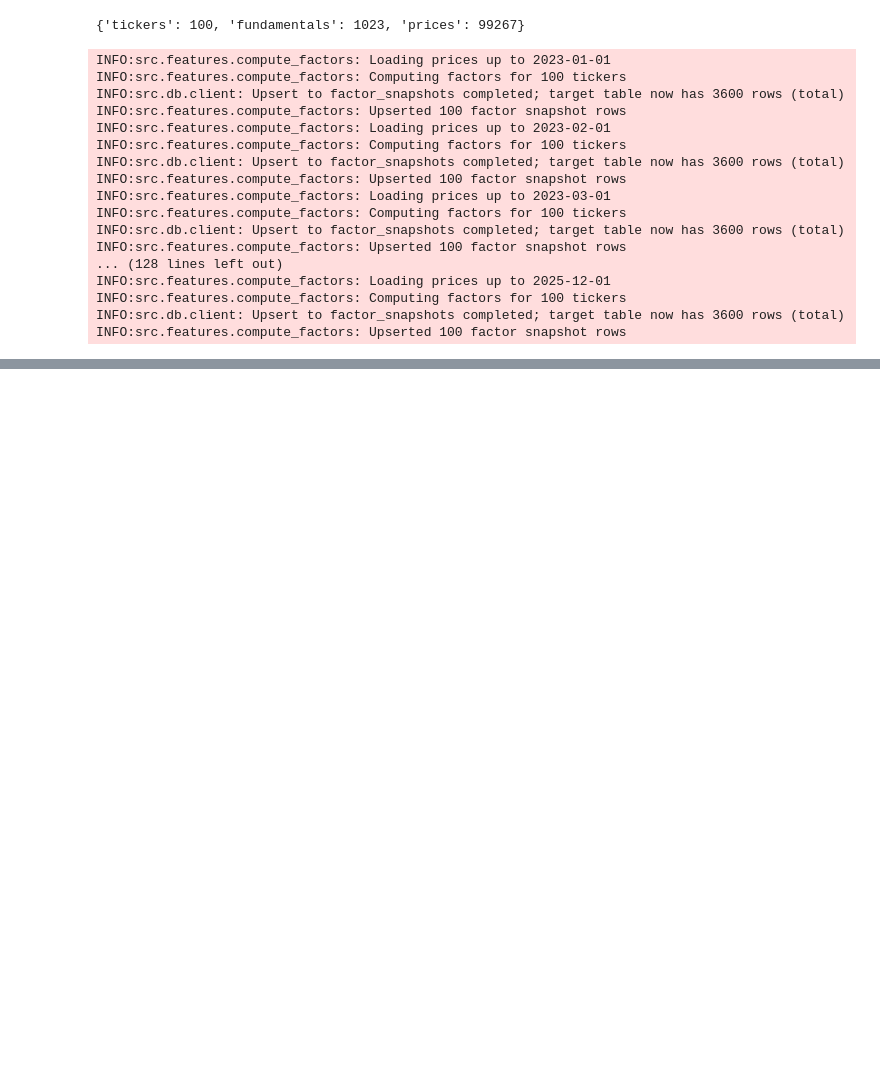
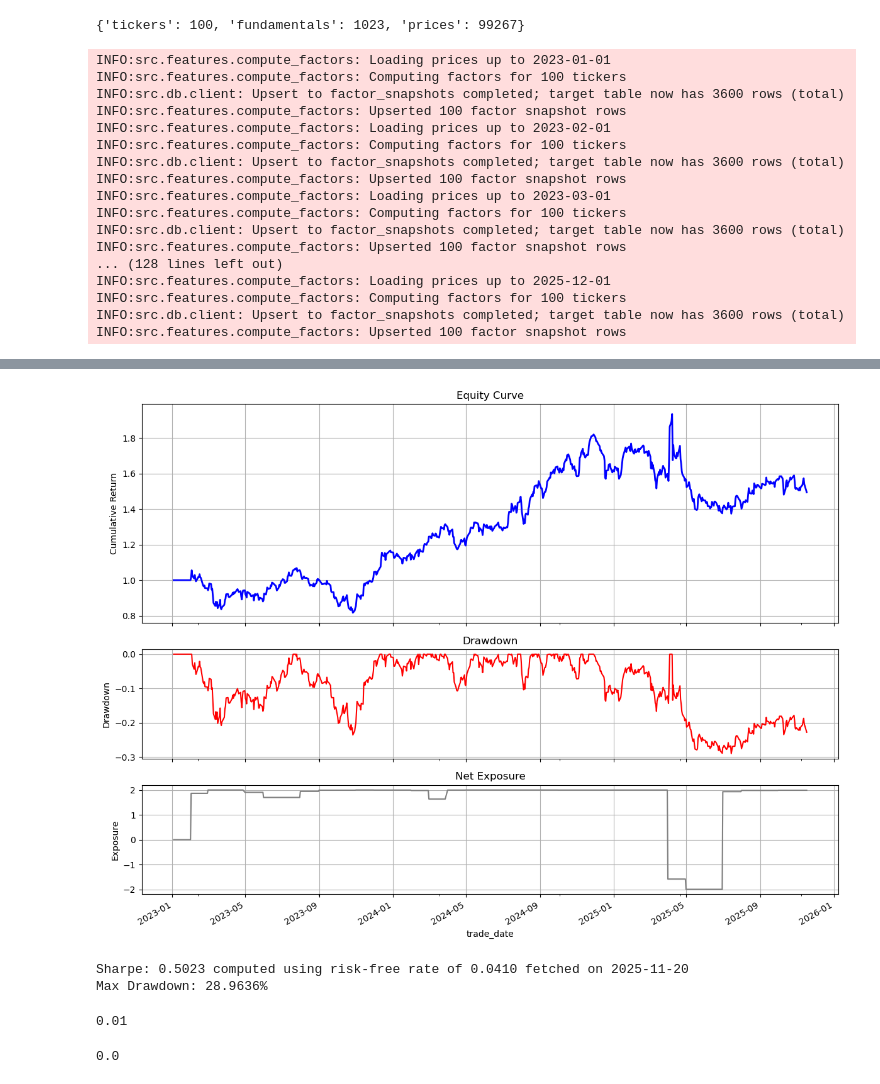
Before and after one commit to elphaim/multisector-pyFi, a Jupyter notebook: pipeline.ipynb, the cells around one changed output, grey strips where cells are left out. Drawn from its saved outputs; the diff is of its cells as text; code cells hidden in the pictures; blank space fills up the shorter version.

```diff
--- a/pipeline.ipynb
+++ b/pipeline.ipynb
@@ -137,0 +208,29 @@ Max Drawdown: -12.3322 %
+# %%
+# Use Ridge-scores with alpha = 1.0 and volatility adjusted weights
+
+r_all_weights = []
+
+for date in rebalance_dates:
+    r_scores = ridge_scoring(engine, date, factors=["mom_3m", "mom_6m", "mom_12m", "size", "roe"], alpha=1.0)
+    if r_scores.empty:
+        continue
+    vol = load_volatility(engine, date, "3m")
+    r_weights = volatility_adjusted_weights(r_scores, vol, target_gross)
+    r_weights["rebalance_date"] = date
+    r_all_weights.append(r_weights)
+
+r_weights_df = pd.concat(r_all_weights, ignore_index=True)
+r_results = run_backtest(engine, r_weights_df, start_date, end_date, cost_bps=10) # type: ignore
+plot_all(r_results)
+# %% [output]
+[figure, added]
+# %%
+r_sharpe = compute_sharpe(returns=r_results["pnl"], risk_free_rate=rf) # type: ignore
+print(f"Sharpe: {r_sharpe:.4f} computed using risk-free rate of {rf:.4f} fetched on {rfd}")
+r_cum_ret = compute_cumulative_returns_from_returns(returns=r_results["pnl"])
+r_drawdown = compute_drawdown_series(cum_returns=r_cum_ret)
+r_mdd = r_drawdown.abs().max()
+print("Max Drawdown: {:.4%}".format(r_mdd))
+# %% [output]
+Sharpe: 0.5023 computed using risk-free rate of 0.0410 fetched on 2025-11-20
+Max Drawdown: 28.9636%
@@ -137,0 +241,25 @@ Max Drawdown: -12.3322 %
+# %%
+# Do a grid search to optimize alpha
+
+# Convert rebalance dates to Timestamps for alpha grid search
+rebalance_date_ts = []
+# remove last two rebalance dates because X, y stop at 2025-10-01 to be able to look forward
+for date in rebalance_dates[:-2]:
+    date_ts = pd.Timestamp(date)
+    rebalance_date_ts.append(date_ts)
+
+fast_alpha_search = run_fast_grid_search(engine=engine, factors=["mom_3m", "mom_6m", "mom_12m", "size", "roe"],
+                                         rebalance_dates=rebalance_date_ts, X_all=X, y_all=y, alphas=[0.01, 0.1, 1.0, 10.0], # type: ignore
+                                         objective="mean_oos_ic"
+                                        )
+fast_alpha_search["best_alpha"]
+# %% [output]
+0.01
+# %%
+fast_alpha_search = run_fast_grid_search(engine=engine, factors=["mom_3m", "mom_6m", "mom_12m", "size", "roe"],
+                                         rebalance_dates=rebalance_date_ts, X_all=X, y_all=y, alphas=[0.0, 1e-12, 10.0], # type: ignore
+                                         objective="mean_oos_ic"
+                                        )
+fast_alpha_search["best_alpha"]
+# %% [output]
+0.0
```
Also changed, not shown: parts of 13 cells of this notebook, 4 other files.
